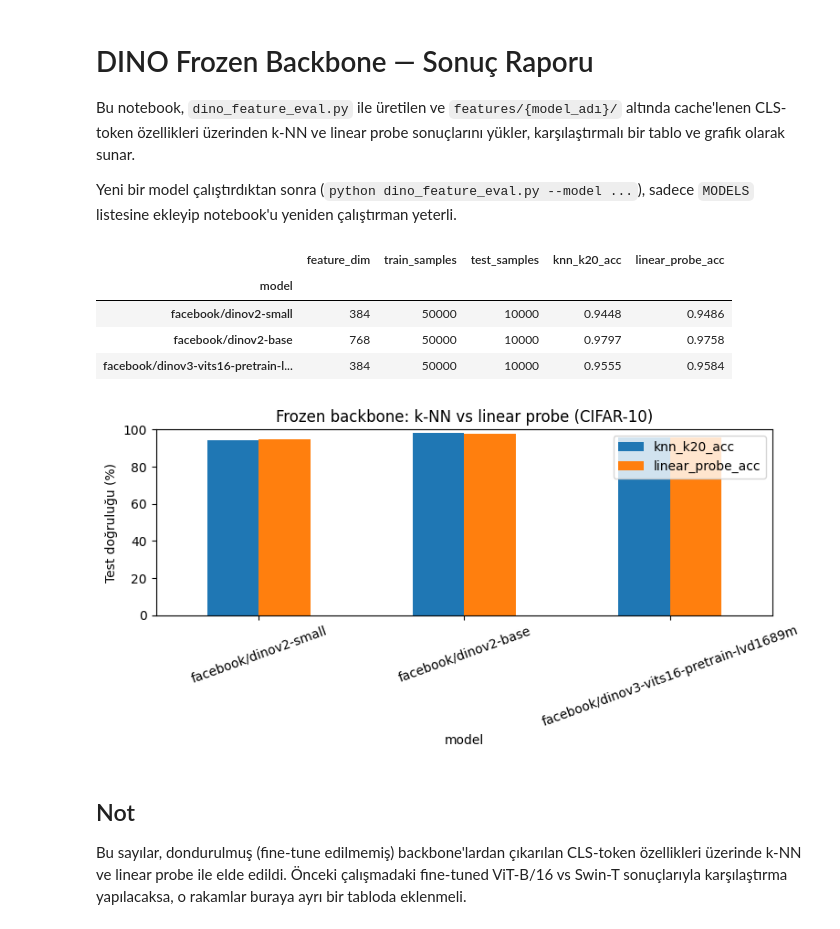
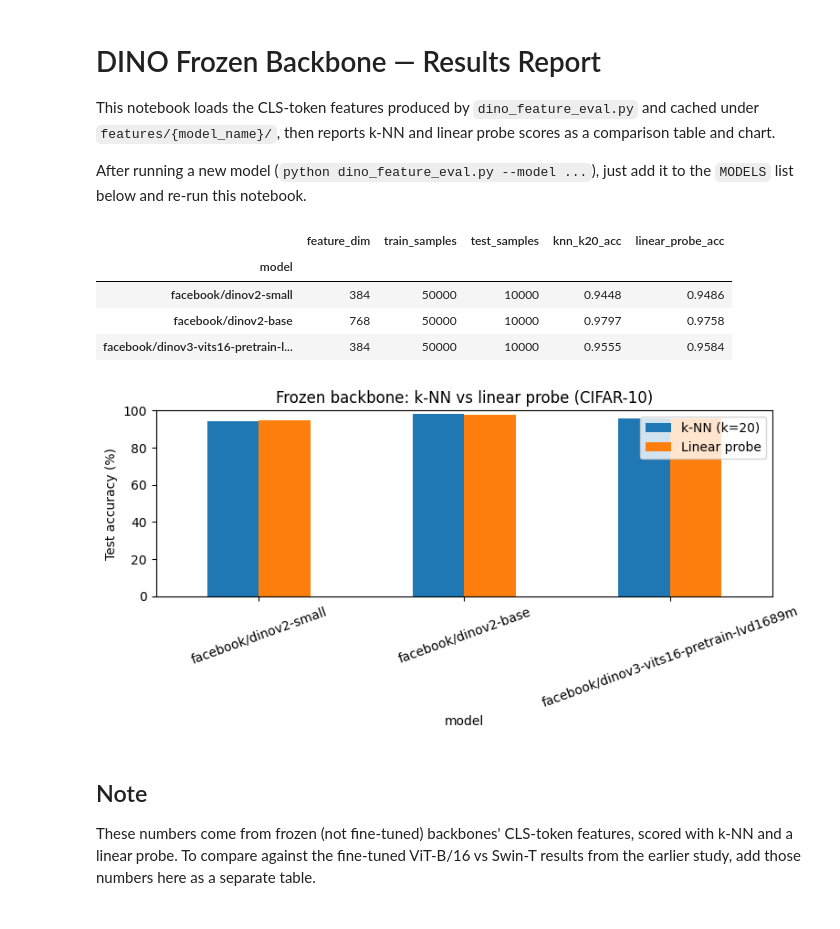
Before and after one commit to sumeyyesaray/DINO, a Jupyter notebook: results.ipynb, the cells around one changed output. Cells and saved outputs as stored; diff of their text form; code cells hidden in the pictures.

```diff
--- a/results.ipynb
+++ b/results.ipynb
@@ -1,9 +1,9 @@
 # %% [markdown]
-# DINO Frozen Backbone — Sonuç Raporu
+# DINO Frozen Backbone — Results Report
 
-Bu notebook, `dino_feature_eval.py` ile üretilen ve `features/{model_adı}/` altında cache'lenen CLS-token özellikleri üzerinden k-NN ve linear probe sonuçlarını yükler, karşılaştırmalı bir tablo ve grafik olarak sunar.
+This notebook loads the CLS-token features produced by `dino_feature_eval.py` and cached under `features/{model_name}/`, then reports k-NN and linear probe scores as a comparison table and chart.
 
-Yeni bir model çalıştırdıktan sonra (`python dino_feature_eval.py --model ...`), sadece `MODELS` listesine ekleyip notebook'u yeniden çalıştırman yeterli.
+After running a new model (`python dino_feature_eval.py --model ...`), just add it to the `MODELS` list below and re-run this notebook.
 # %%
 import json
 import os
@@ -64,17 +64,21 @@ results_df
 # %%
 import matplotlib.pyplot as plt
 
 acc_cols = [c for c in results_df.columns if c.endswith("_acc")]
-ax = (results_df[acc_cols] * 100).plot.bar(figsize=(8, 4), rot=20)
-ax.set_ylabel("Test doğruluğu (%)")
+plot_df = (results_df[acc_cols] * 100).rename(columns={
+    f"knn_k{KNN_K}_acc": f"k-NN (k={KNN_K})",
+    "linear_probe_acc": "Linear probe",
+})
+ax = plot_df.plot.bar(figsize=(8, 4), rot=20)
+ax.set_ylabel("Test accuracy (%)")
 ax.set_ylim(0, 100)
 ax.set_title("Frozen backbone: k-NN vs linear probe (CIFAR-10)")
 ax.legend(title="")
 plt.tight_layout()
 plt.show()
 # %% [output]
-[figure, old version]
+[figure, new version]
 # %% [markdown]
-## Not
+## Note
 
-Bu sayılar, dondurulmuş (fine-tune edilmemiş) backbone'lardan çıkarılan CLS-token özellikleri üzerinde k-NN ve linear probe ile elde edildi. Önceki çalışmadaki fine-tuned ViT-B/16 vs Swin-T sonuçlarıyla karşılaştırma yapılacaksa, o rakamlar buraya ayrı bir tabloda eklenmeli.
+These numbers come from frozen (not fine-tuned) backbones' CLS-token features, scored with k-NN and a linear probe. To compare against the fine-tuned ViT-B/16 vs Swin-T results from the earlier study, add those numbers here as a separate table.
```
Also changed, not shown: parts of 1 cell of this notebook.
